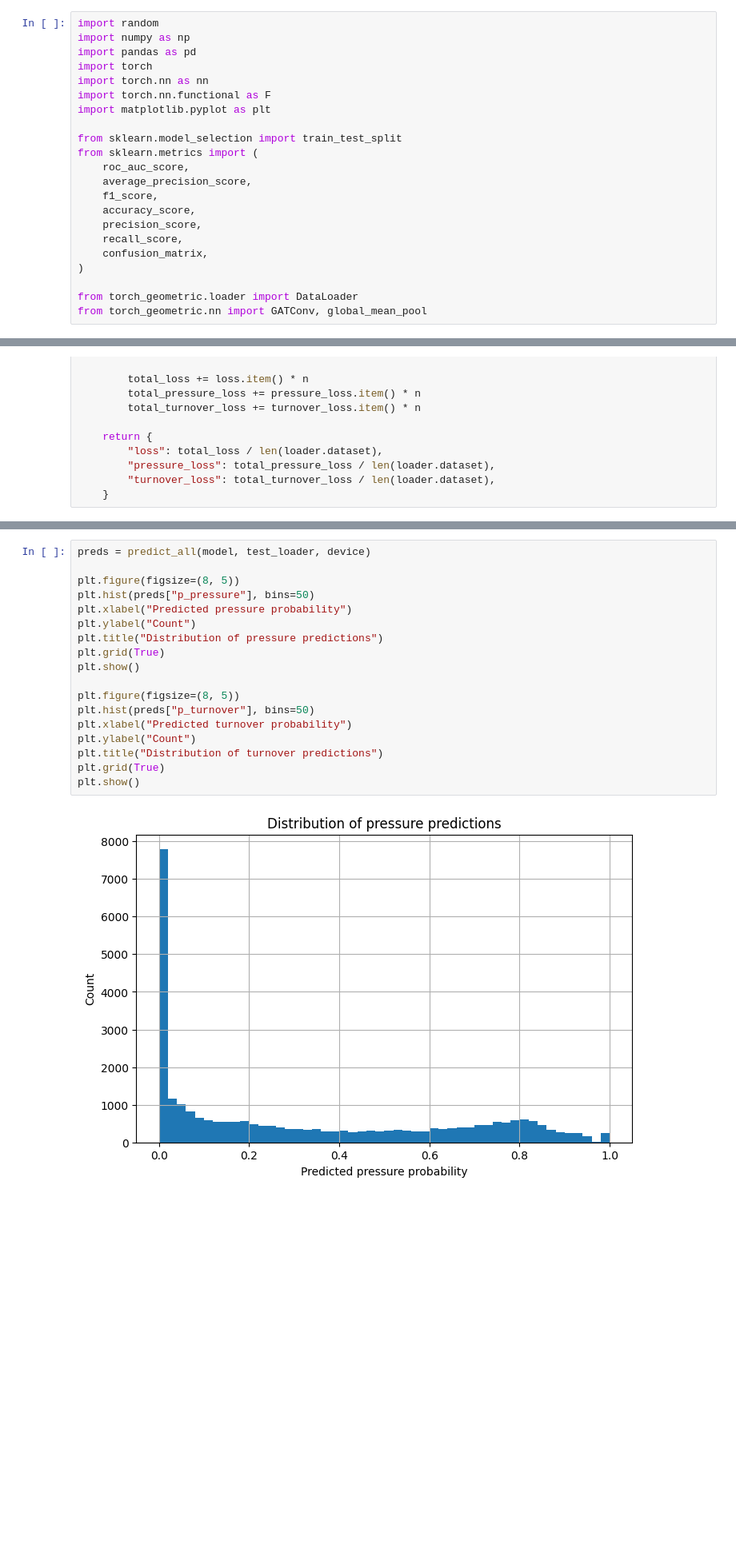
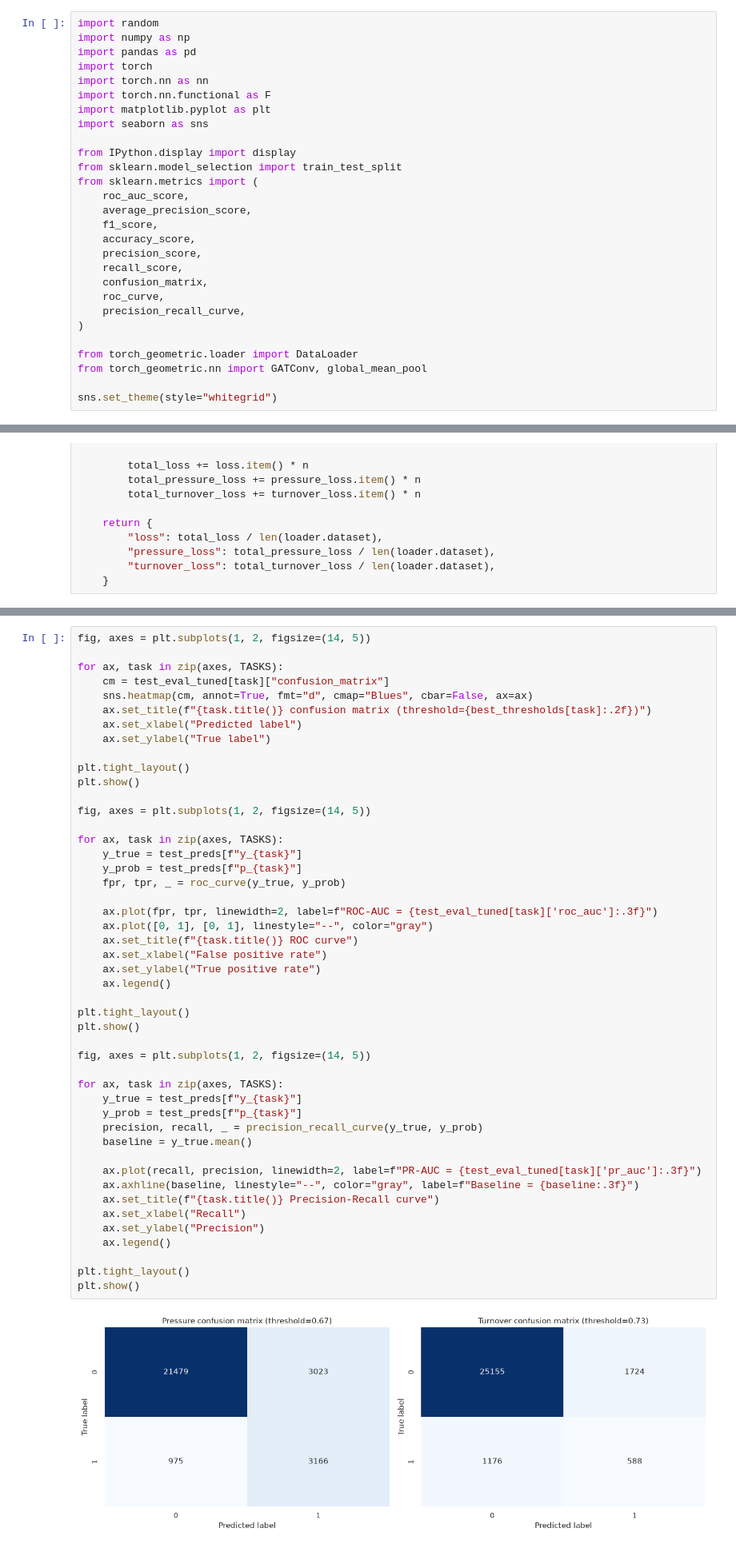
Before and after one commit to pawlej/gnn-football-ball-loss-press-classification, a Jupyter notebook: model_training.ipynb, the cells around one changed output, grey strips where cells are left out. Shown at 80% size. Saved outputs shown, nothing was run; the diff lists cells and outputs as text; blank space fills up the shorter version.

Commit message:
add detailed model evaluation

```diff
--- a/model_training.ipynb
+++ b/model_training.ipynb
@@ -6,7 +6,9 @@ import torch
 import torch.nn as nn
 import torch.nn.functional as F
 import matplotlib.pyplot as plt
+import seaborn as sns
 
+from IPython.display import display
 from sklearn.model_selection import train_test_split
 from sklearn.metrics import (
     roc_auc_score,
@@ -16,10 +18,14 @@ from sklearn.metrics import (
     precision_score,
     recall_score,
     confusion_matrix,
+    roc_curve,
+    precision_recall_curve,
 )
 
 from torch_geometric.loader import DataLoader
 from torch_geometric.nn import GATConv, global_mean_pool
+
+sns.set_theme(style="whitegrid")
 # %%
 SEED = 42
 
@@ -749,20 +962,49 @@ results_df
 # %%
-preds = predict_all(model, test_loader, device)
+fig, axes = plt.subplots(1, 2, figsize=(14, 5))
 
-plt.figure(figsize=(8, 5))
-plt.hist(preds["p_pressure"], bins=50)
-plt.xlabel("Predicted pressure probability")
-plt.ylabel("Count")
-plt.title("Distribution of pressure predictions")
-plt.grid(True)
+for ax, task in zip(axes, TASKS):
+    cm = test_eval_tuned[task]["confusion_matrix"]
+    sns.heatmap(cm, annot=True, fmt="d", cmap="Blues", cbar=False, ax=ax)
+    ax.set_title(f"{task.title()} confusion matrix (threshold={best_thresholds[task]:.2f})")
+    ax.set_xlabel("Predicted label")
+    ax.set_ylabel("True label")
+
+plt.tight_layout()
 plt.show()
 
-plt.figure(figsize=(8, 5))
-plt.hist(preds["p_turnover"], bins=50)
-plt.xlabel("Predicted turnover probability")
-plt.ylabel("Count")
-plt.title("Distribution of turnover predictions")
-plt.grid(True)
+fig, axes = plt.subplots(1, 2, figsize=(14, 5))
+
+for ax, task in zip(axes, TASKS):
+    y_true = test_preds[f"y_{task}"]
+    y_prob = test_preds[f"p_{task}"]
+    fpr, tpr, _ = roc_curve(y_true, y_prob)
+
+    ax.plot(fpr, tpr, linewidth=2, label=f"ROC-AUC = {test_eval_tuned[task]['roc_auc']:.3f}")
+    ax.plot([0, 1], [0, 1], linestyle="--", color="gray")
+    ax.set_title(f"{task.title()} ROC curve")
+    ax.set_xlabel("False positive rate")
+    ax.set_ylabel("True positive rate")
+    ax.legend()
+
+plt.tight_layout()
 plt.show()
+
+fig, axes = plt.subplots(1, 2, figsize=(14, 5))
+
+for ax, task in zip(axes, TASKS):
+    y_true = test_preds[f"y_{task}"]
+    y_prob = test_preds[f"p_{task}"]
+    precision, recall, _ = precision_recall_curve(y_true, y_prob)
+    baseline = y_true.mean()
+
+    ax.plot(recall, precision, linewidth=2, label=f"PR-AUC = {test_eval_tuned[task]['pr_auc']:.3f}")
+    ax.axhline(baseline, linestyle="--", color="gray", label=f"Baseline = {baseline:.3f}")
+    ax.set_title(f"{task.title()} Precision-Recall curve")
+    ax.set_xlabel("Recall")
+    ax.set_ylabel("Precision")
+    ax.legend()
+
+plt.tight_layout()
+plt.show()
 # %% [output]
-[figure, old version]
+[figure, new version]
```
Also changed, not shown: parts of 15 cells of this notebook.
